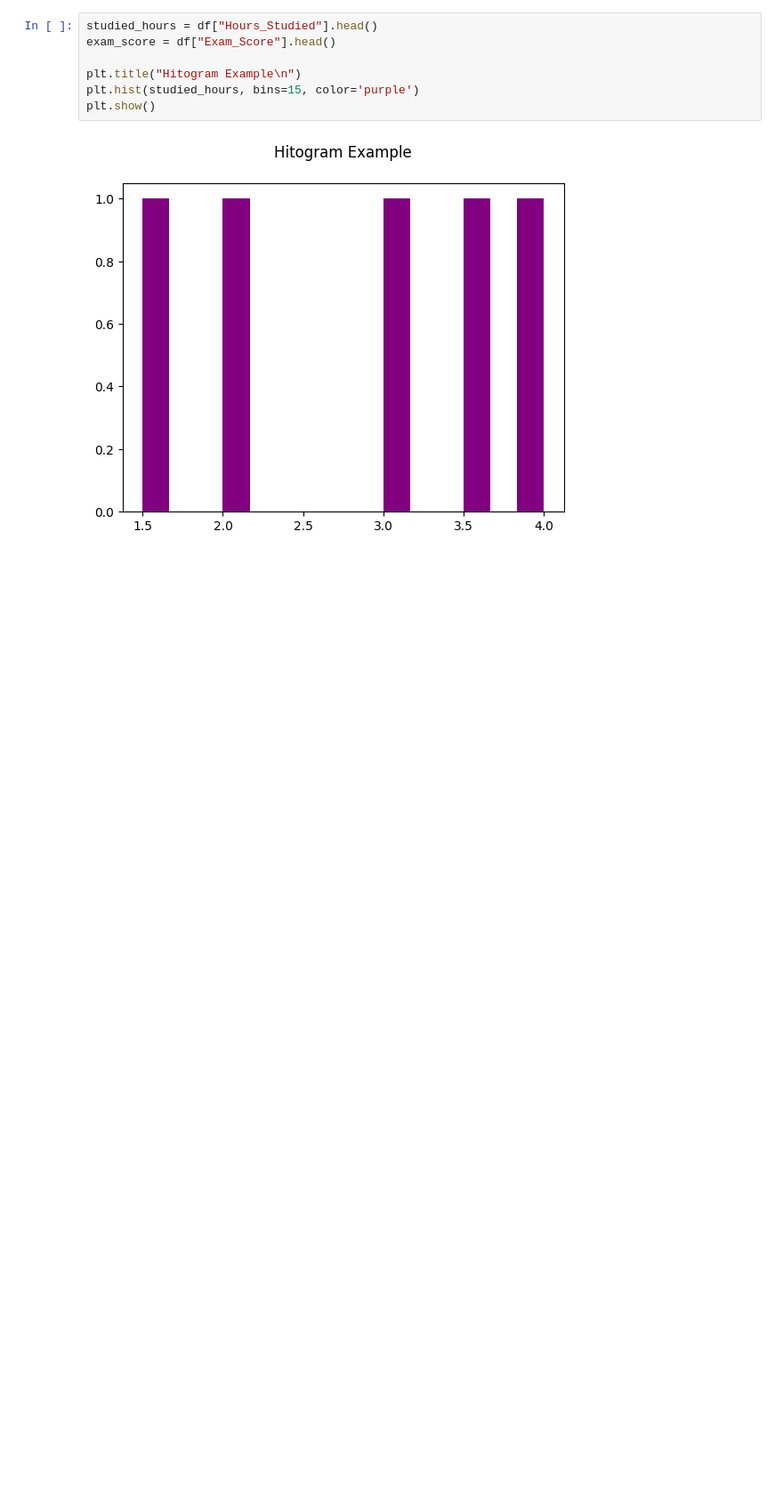
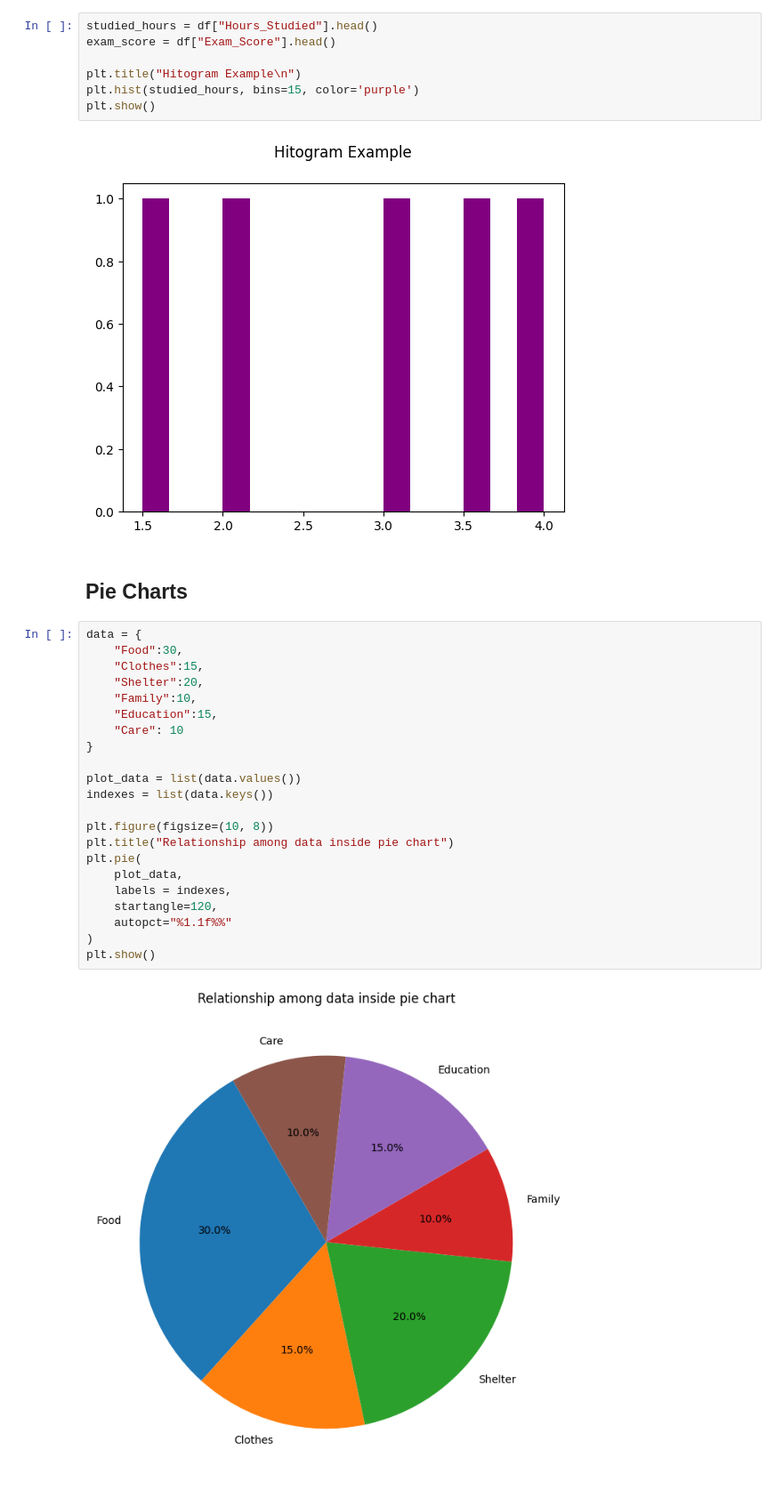
Before and after one commit to Neeschal1/Plotty, a Jupyter notebook: Plotty.ipynb, the cells around one changed output. Shown at 89% size. Cells and saved outputs as stored; diff of their text form; blank space fills up the shorter version.

Commit message:
Relationship among data inside pie chart

```diff
--- a/Plotty.ipynb
+++ b/Plotty.ipynb
@@ -191,3 +191,29 @@ plt.hist(studied_hours, bins=15, color='purple')
 plt.show()
 # %% [output]
 [figure]
+# %% [markdown]
+## Pie Charts
+# %%
+data = {
+    "Food":30,
+    "Clothes":15,
+    "Shelter":20,
+    "Family":10,
+    "Education":15,
+    "Care": 10
+}
+
+plot_data = list(data.values())
+indexes = list(data.keys())
+
+plt.figure(figsize=(10, 8))
+plt.title("Relationship among data inside pie chart")
+plt.pie(
+    plot_data,
+    labels = indexes,
+    startangle=120,
+    autopct="%1.1f%%"
+)
+plt.show()
+# %% [output]
+[figure, added]
```
